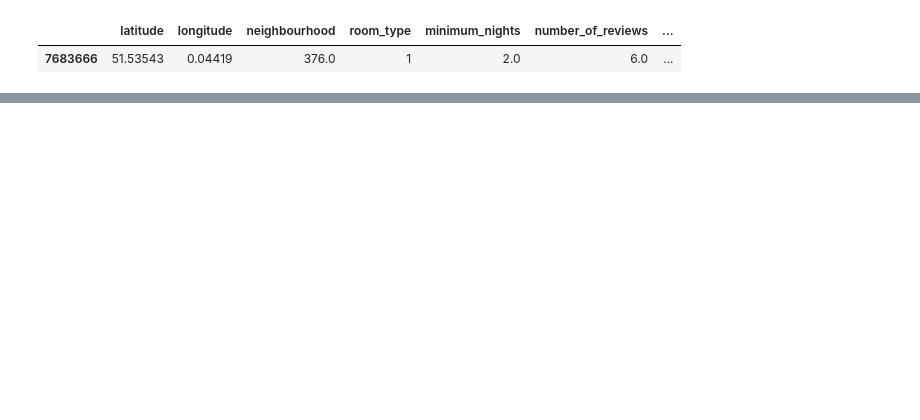
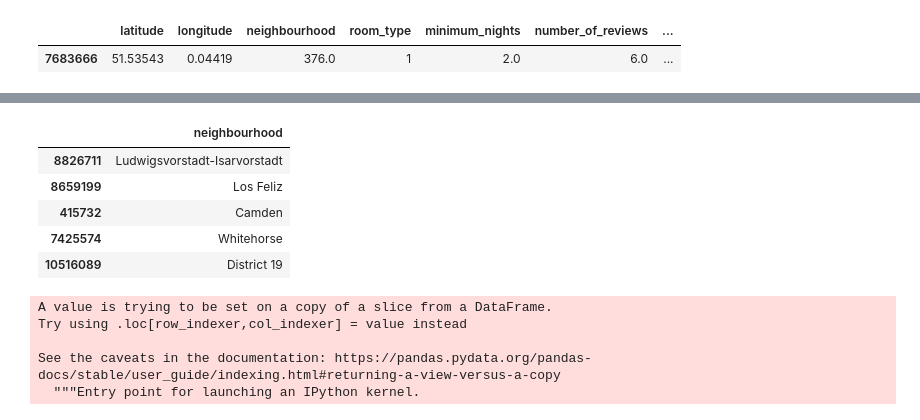
Before and after one commit to ptpt-airbnb-2/AirBnB-Optimal-Price, a Jupyter notebook: notebooks/AirBnB_Model_All_Data.ipynb, the cells around one changed output, grey strips where cells are left out. Saved outputs shown, nothing was run; the diff lists cells and outputs as text; code cells hidden in the pictures; blank space fills up the shorter version.

Commit message:
Updated model, home.html and main.py

```diff
--- a/notebooks/AirBnB_Model_All_Data.ipynb
+++ b/notebooks/AirBnB_Model_All_Data.ipynb
@@ -102,3 +103,15 @@ df.describe(include='all')
 | 50% | 4.041108e+01 | 2.565030e+00 | NaN | NaN | 2.000000e+00 | 4.000000e+00 | ... |
 | 75% | 4.554059e+01 | 1.829750e+01 | NaN | NaN | 4.000000e+00 | 2.300000e+01 | ... |
 | max | 6.003894e+01 | 1.784805e+02 | NaN | NaN | 1.360000e+03 | 1.010000e+03 | ... |
+# %%
+# Find the mean  absolute error for baseline manually
+
+mean_price = df['price'].mean()
+predicted_mean_price = mean_price
+
+df['errors'] = abs(predicted_mean_price - df['price'])
+
+# Determine the mean absolute error for the baseline
+mae = df['errors'].mean()
+
+print('Mean Absolute Error for Baseline is', mae)
@@ -104,0 +120,4 @@ df.describe(include='all')
+# %%
+# Check if the calculations above are accurate
+df['predicted_mean_price'] = df['price'].mean()
+mean_absolute_error(df['price'], df['predicted_mean_price'])
@@ -292,0 +315,20 @@ array([[68.955025]], dtype=float32)
+# %%
+# Exporting the list to determine the neighbourhood to choose from.
+
+new_df = X_train[['neighbourhood']]
+new_df.head()
+# %% [output]
+|  | neighbourhood |
+| 8826711 | Ludwigsvorstadt-Isarvorstadt |
+| 8659199 | Los Feliz |
+| 415732 | Camden |
+| 7425574 | Whitehorse |
+| 10516089 | District 19 |
+# %%
+new_df['neighbourhood_oe'] = X_train_oe['neighbourhood']
+# %% [output]
+A value is trying to be set on a copy of a slice from a DataFrame.
+Try using .loc[row_indexer,col_indexer] = value instead
+
+See the caveats in the documentation: https://pandas.pydata.org/pandas-docs/stable/user_guide/indexing.html#returning-a-view-versus-a-copy
+  """Entry point for launching an IPython kernel.
```
Also changed, not shown: parts of 21 cells of this notebook, 8 other files.
